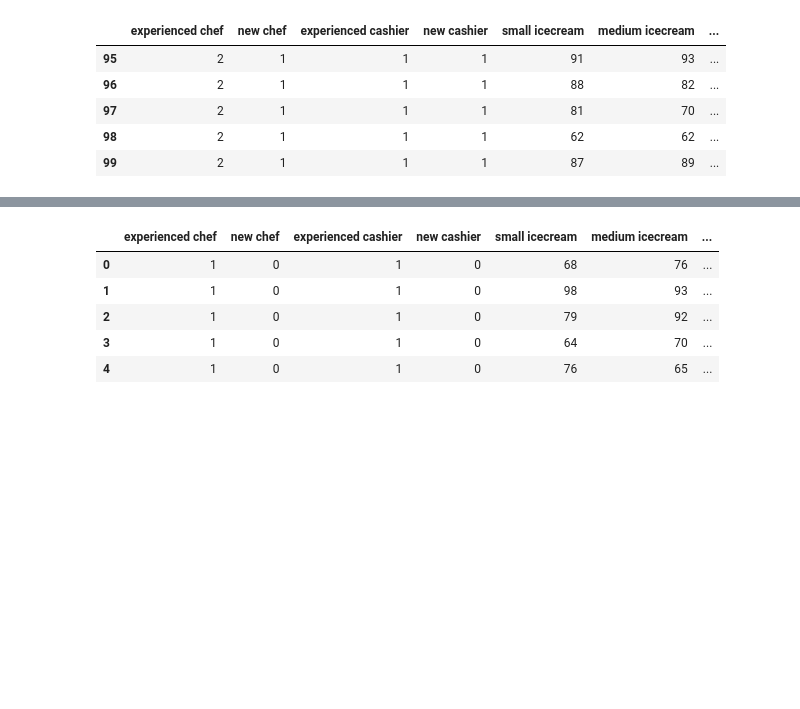
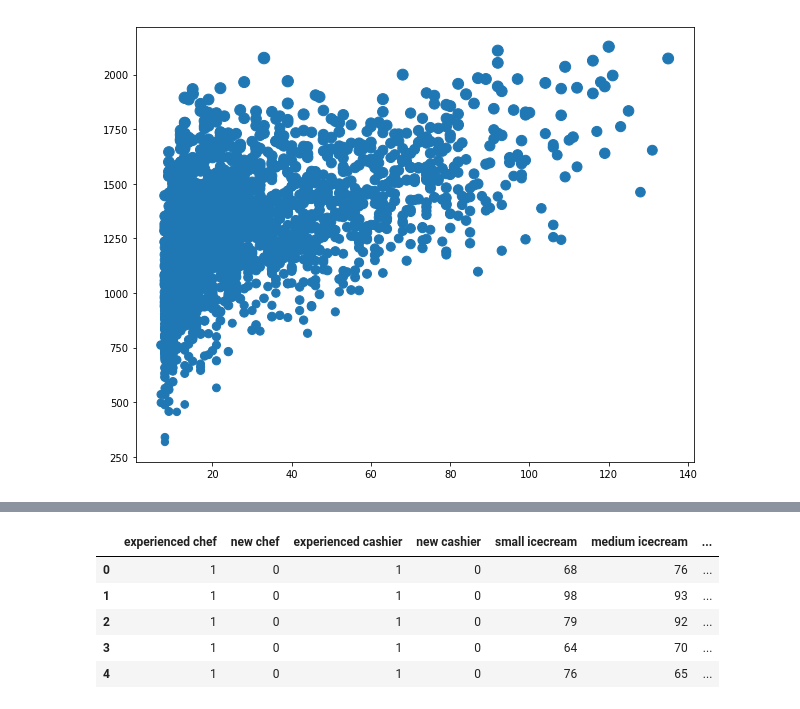
Before and after one commit to thphan2/Final_Project, a Jupyter notebook: Analysis of Ice_cream shop Simulation.ipynb, the cells around one changed output, grey strips where cells are left out. Cells and saved outputs as stored; diff of their text form; code cells hidden in the pictures; blank space fills up the shorter version.

```diff
--- a/Analysis of Ice_cream shop Simulation.ipynb
+++ b/Analysis of Ice_cream shop Simulation.ipynb
@@ -22,10 +48,26 @@ data = pd.read_csv("test.csv", names=names)
-# %%
-data.tail()
-# %% [output]
-|  | experienced chef | new chef | experienced cashier | new cashier | small icecream | medium icecream | ... |
-| 95 | 2 | 1 | 1 | 1 | 91 | 93 | ... |
-| 96 | 2 | 1 | 1 | 1 | 88 | 82 | ... |
-| 97 | 2 | 1 | 1 | 1 | 81 | 70 | ... |
-| 98 | 2 | 1 | 1 | 1 | 62 | 62 | ... |
-| 99 | 2 | 1 | 1 | 1 | 87 | 89 | ... |
+# %%
+def profit_waitingtime(column1_name:str,column2_name:str, column3_name:str):
+    plt.figure(figsize=(10,8))
+    plt.scatter(data[column1_name], data[column2_name], s=[n/5 for n in data[column3_name]])
+#     fig = plot.figure()
+#     ax = fig.add_subplot(111)
+
+#     for i in range(min(df[column1_name]),max(df[column1_name])+1):
+#         for j in range(min(df[column2_name]),max(df[column2_name])+1):
+#             label=str(i)+" exp & "+str(j)+" non-exp"
+#             tmp_df=df.loc[(df[column1_name]==i) & (df[column2_name]==j)]["waiting time"]
+#             ax.plot(np.arange(1,len(tmp_df)+1),tmp_df,label=label)
+
+#     # Shrink current axis by 20%
+#     box = ax.get_position()
+#     ax.set_position([box.x0, box.y0, box.width * 0.8, box.height])
+
+#     # Put a legend to the right of the current axis
+#     ax.legend(loc='center left', bbox_to_anchor=(1, 0.5))
+
+    plt.show()
+# %%
+profit_waitingtime('waiting time','profit','total icecream')
+# %% [output]
+[figure, added]
 # %%
```
Also changed, not shown: parts of 13 cells of this notebook, 1 other file.
